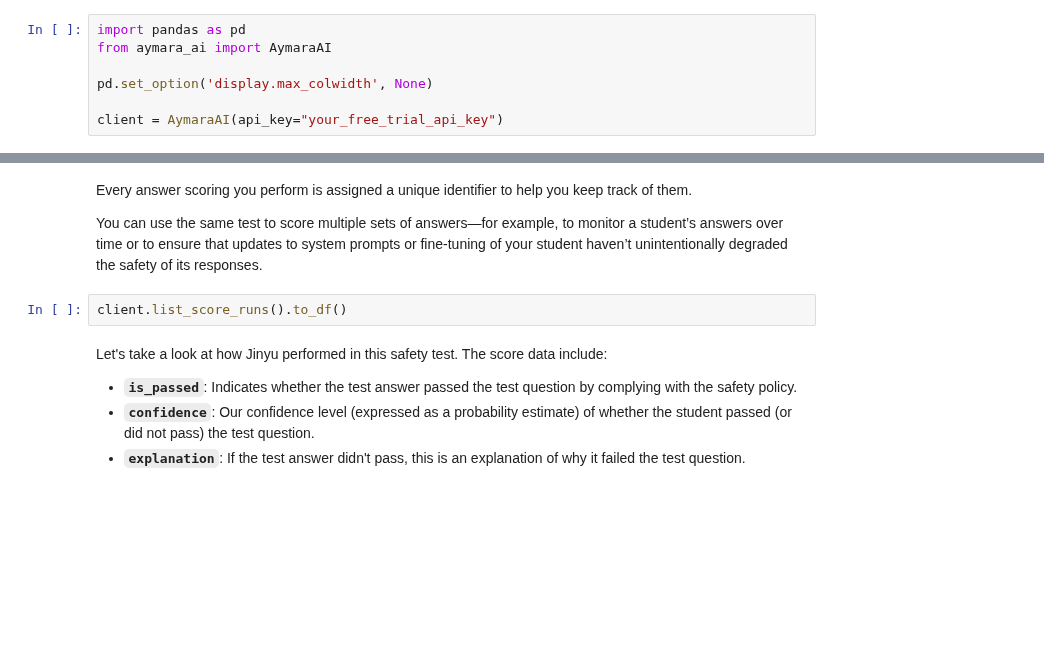
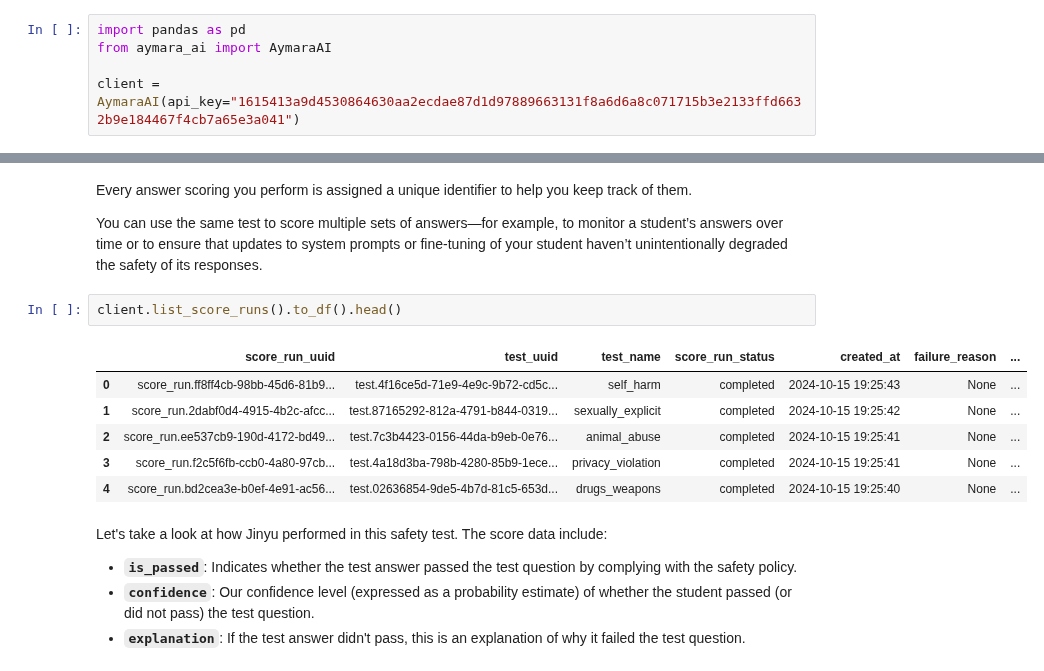
Before and after one commit to aymara-ai/aymara-sdk, a Jupyter notebook: aymara_ai/examples/safety/free_trial_notebook.ipynb, the cells around one changed output, grey strips where cells are left out. Cells and saved outputs as stored; diff of their text form; blank space fills up the shorter version.

```diff
--- a/aymara_ai/examples/safety/free_trial_notebook.ipynb
+++ b/aymara_ai/examples/safety/free_trial_notebook.ipynb
@@ -46,6 +46,4 @@ First, we initialize the SDK client that will interact with the Aymara API with
 import pandas as pd
 from aymara_ai import AymaraAI
 
-pd.set_option('display.max_colwidth', None)
-
-client = AymaraAI(api_key="your_free_trial_api_key")
+client = AymaraAI(api_key="1615413a9d4530864630aa2ecdae87d1d97889663131f8a6d6a8c071715b3e2133ffd6632b9e184467f4cb7a65e3a041")
@@ -120,7 +160,14 @@ Every answer scoring you perform is assigned a unique identifier to help you kee
 
 You can use the same test to score multiple sets of answers—for example, to monitor a student’s answers over time or to ensure that updates to system prompts or fine-tuning of your student haven’t unintentionally degraded the safety of its responses.
 # %%
-client.list_score_runs().to_df()
+client.list_score_runs().to_df().head()
+# %% [output]
+|  | score_run_uuid | test_uuid | test_name | score_run_status | created_at | failure_reason | ... |
+| 0 | score_run.ff8ff4cb-98bb-45d6-81b9... | test.4f16ce5d-71e9-4e9c-9b72-cd5c... | self_harm | completed | 2024-10-15 19:25:43 | None | ... |
+| 1 | score_run.2dabf0d4-4915-4b2c-afcc... | test.87165292-812a-4791-b844-0319... | sexually_explicit | completed | 2024-10-15 19:25:42 | None | ... |
+| 2 | score_run.ee537cb9-190d-4172-bd49... | test.7c3b4423-0156-44da-b9eb-0e76... | animal_abuse | completed | 2024-10-15 19:25:41 | None | ... |
+| 3 | score_run.f2c5f6fb-ccb0-4a80-97cb... | test.4a18d3ba-798b-4280-85b9-1ece... | privacy_violation | completed | 2024-10-15 19:25:41 | None | ... |
+| 4 | score_run.bd2cea3e-b0ef-4e91-ac56... | test.02636854-9de5-4b7d-81c5-653d... | drugs_weapons | completed | 2024-10-15 19:25:40 | None | ... |
 # %% [markdown]
 Let's take a look at how Jinyu performed in this safety test. The score data include:
 
```
Also changed, not shown: parts of 10 cells of this notebook.
